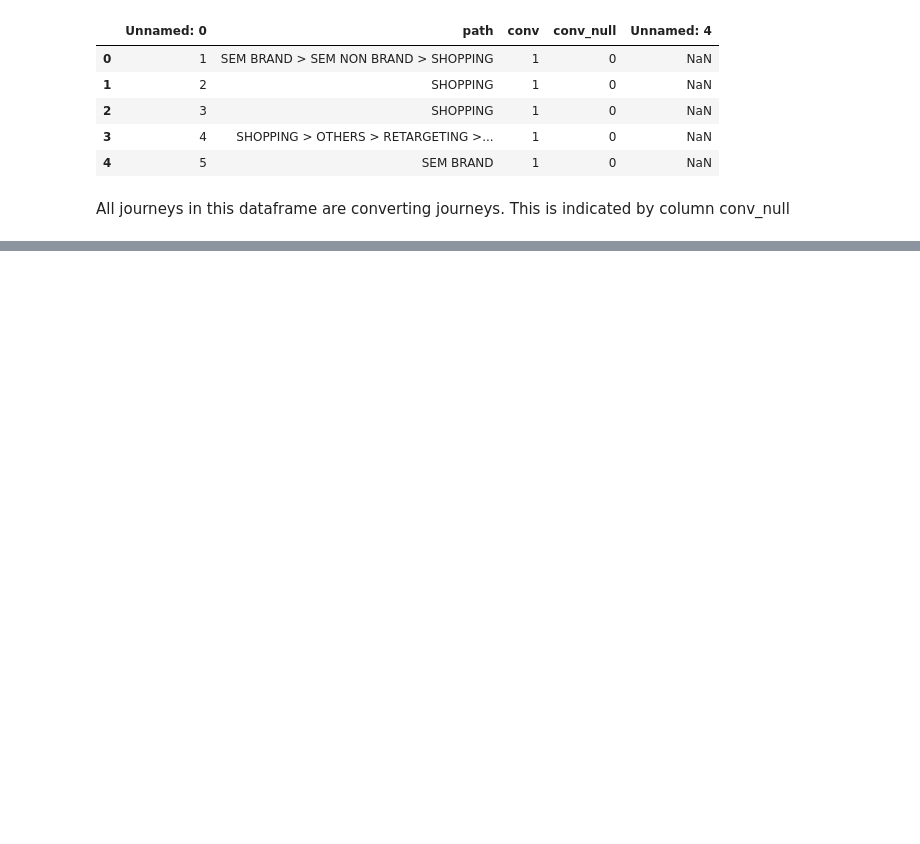
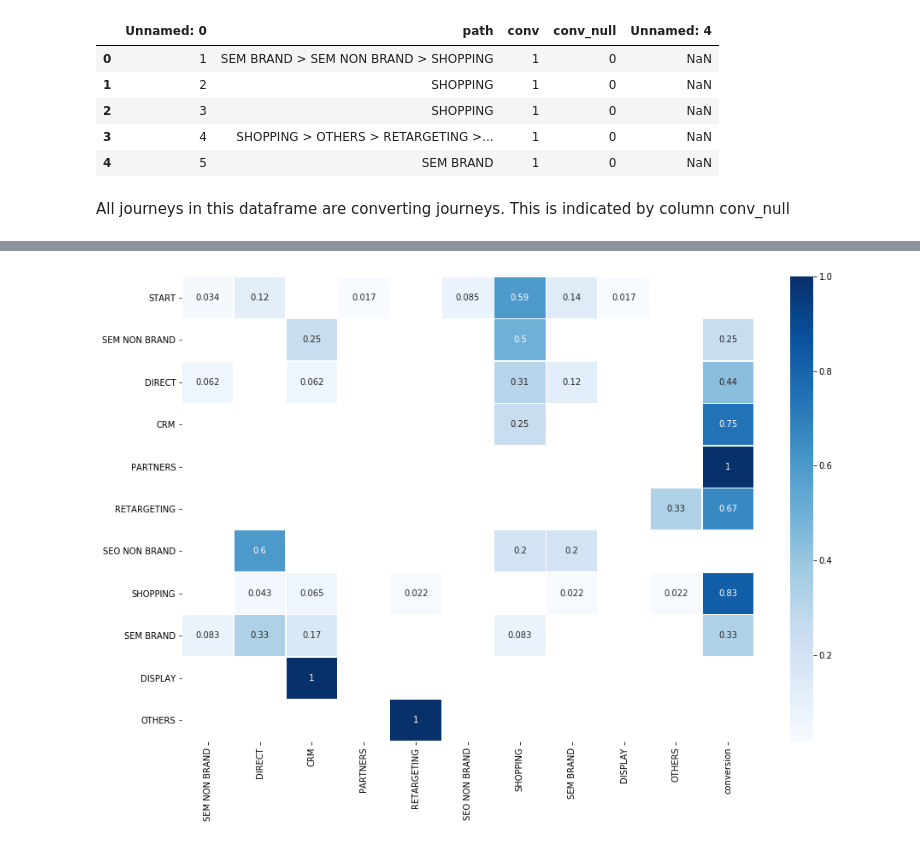
Before and after one commit to EriRika/markov, a Jupyter notebook: MARKOV own code.ipynb, the cells around one changed output, grey strips where cells are left out. Drawn from its saved outputs; the diff is of its cells as text; code cells hidden in the pictures; blank space fills up the shorter version.

```diff
--- a/MARKOV own code.ipynb
+++ b/MARKOV own code.ipynb
@@ -154,0 +192,8 @@ pd.DataFrame(columns = ['Channel', 'removal_effect'], data = removal)
+# %%
+trans_df = pd.DataFrame(trans_matrix)
+trans_df.columns = all_chnl + ['conversion']
+trans_df.index = ['START'] + all_chnl
+f, axs = plt.subplots(figsize=(15,10))
+axs = sns.heatmap(trans_df, annot=True, cmap=sns.color_palette("Blues", as_cmap=True), linewidths=.5,mask=(trans_df==0))#"YlGnBu")
+# %% [output]
+[figure, added]
```
Also changed, not shown: parts of 9 cells of this notebook, 1 other file.
